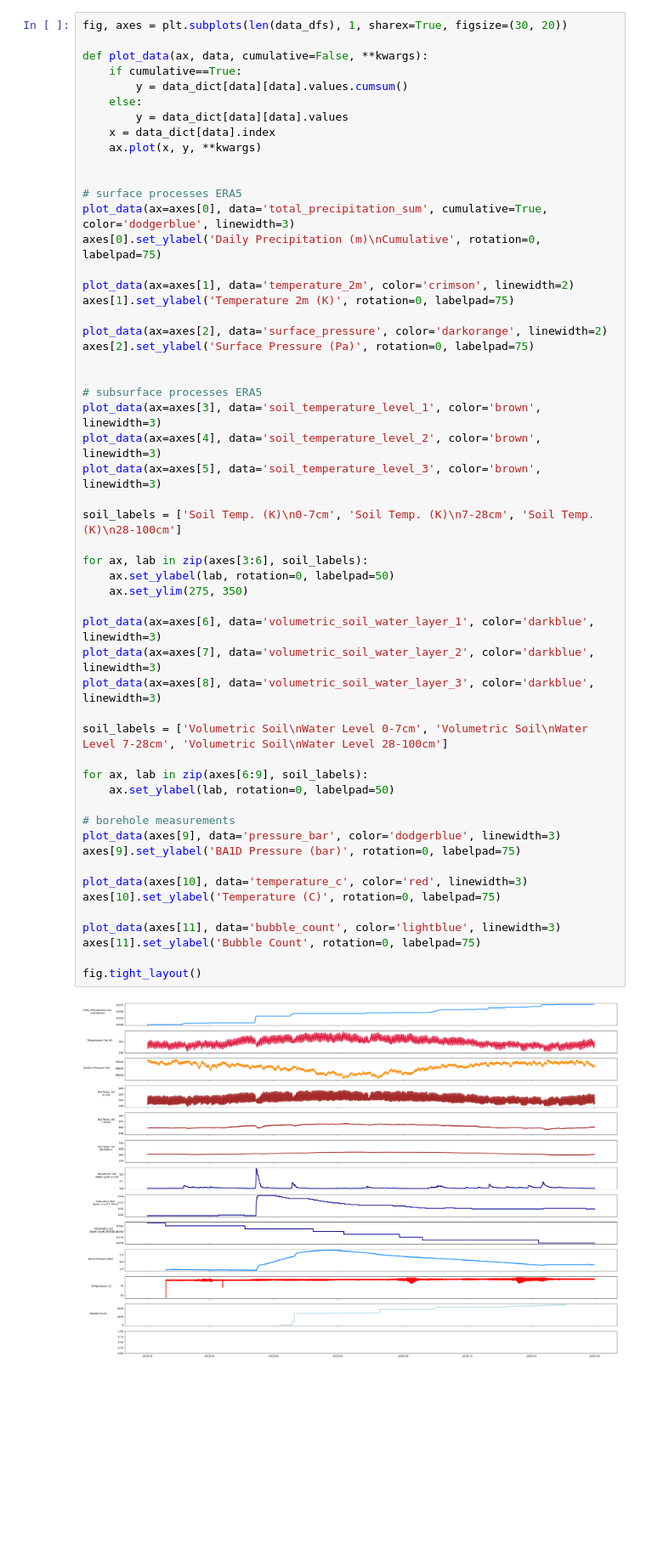
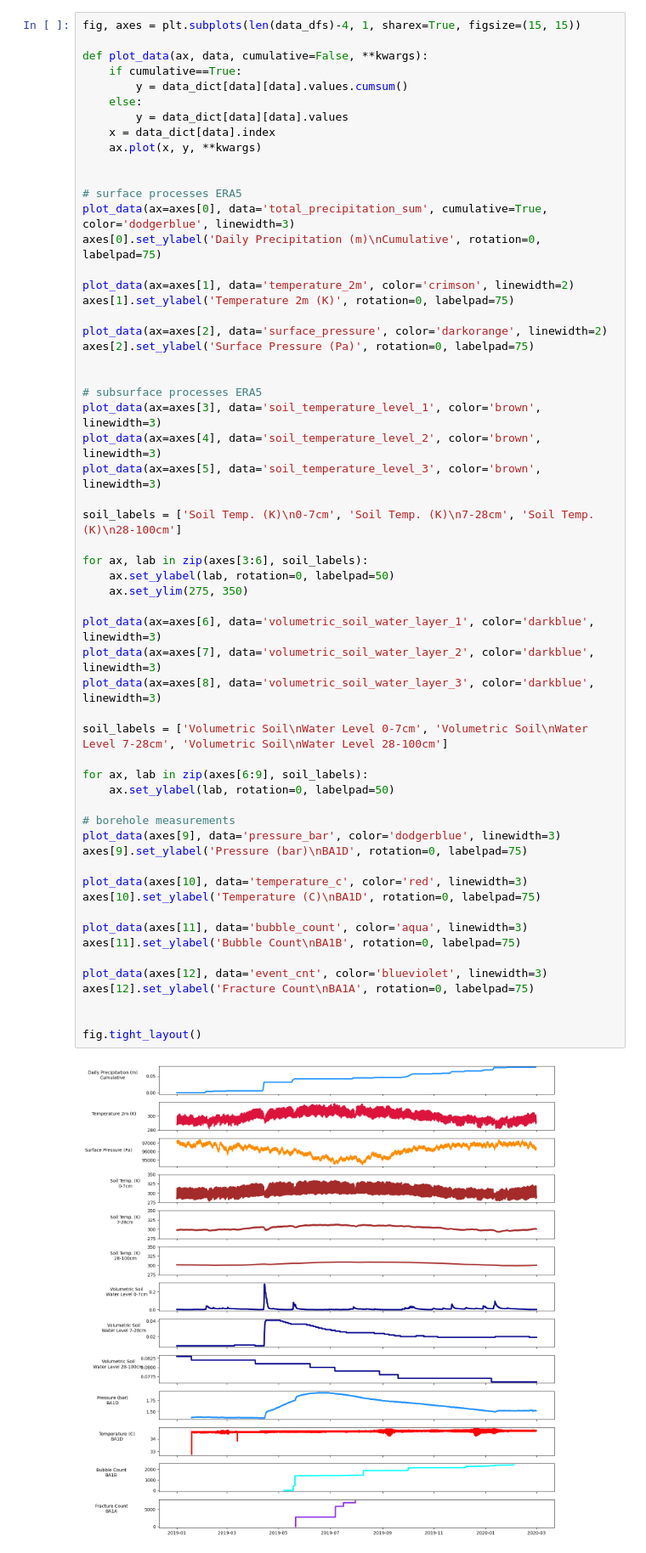
Before and after one commit to SerpRateAI/upgraded-bubbles, a Jupyter notebook: enviroplots.ipynb, the cells around one changed output. Shown at 85% size. Saved outputs shown, nothing was run; the diff lists cells and outputs as text; blank space fills up the shorter version.

Commit message:
added fractures

```diff
--- a/enviroplots.ipynb
+++ b/enviroplots.ipynb
@@ -59,7 +63,7 @@ volumetric_soil_water_layer_1
 tide_nstr
 temperature_2m
 # %%
-fig, axes = plt.subplots(len(data_dfs), 1, sharex=True, figsize=(30, 20))
+fig, axes = plt.subplots(len(data_dfs)-4, 1, sharex=True, figsize=(15, 15))
 
 def plot_data(ax, data, cumulative=False, **kwargs):
     if cumulative==True:
@@ -82,38 +86,42 @@ axes[2].set_ylabel('Surface Pressure (Pa)', rotation=0, labelpad=75)
 
 
 # subsurface processes ERA5
 plot_data(ax=axes[3], data='soil_temperature_level_1', color='brown', linewidth=3)
 plot_data(ax=axes[4], data='soil_temperature_level_2', color='brown', linewidth=3)
 plot_data(ax=axes[5], data='soil_temperature_level_3', color='brown', linewidth=3)
 
 soil_labels = ['Soil Temp. (K)\n0-7cm', 'Soil Temp. (K)\n7-28cm', 'Soil Temp. (K)\n28-100cm']
 
 for ax, lab in zip(axes[3:6], soil_labels):
     ax.set_ylabel(lab, rotation=0, labelpad=50)
     ax.set_ylim(275, 350)
 
 plot_data(ax=axes[6], data='volumetric_soil_water_layer_1', color='darkblue', linewidth=3)
 plot_data(ax=axes[7], data='volumetric_soil_water_layer_2', color='darkblue', linewidth=3)
 plot_data(ax=axes[8], data='volumetric_soil_water_layer_3', color='darkblue', linewidth=3)
 
 soil_labels = ['Volumetric Soil\nWater Level 0-7cm', 'Volumetric Soil\nWater Level 7-28cm', 'Volumetric Soil\nWater Level 28-100cm']
 
 for ax, lab in zip(axes[6:9], soil_labels):
     ax.set_ylabel(lab, rotation=0, labelpad=50)
 
 # borehole measurements
 plot_data(axes[9], data='pressure_bar', color='dodgerblue', linewidth=3)
-axes[9].set_ylabel('BA1D Pressure (bar)', rotation=0, labelpad=75)
+axes[9].set_ylabel('Pressure (bar)\nBA1D', rotation=0, labelpad=75)
 
 plot_data(axes[10], data='temperature_c', color='red', linewidth=3)
-axes[10].set_ylabel('Temperature (C)', rotation=0, labelpad=75)
+axes[10].set_ylabel('Temperature (C)\nBA1D', rotation=0, labelpad=75)
 
-plot_data(axes[11], data='bubble_count', color='lightblue', linewidth=3)
-axes[11].set_ylabel('Bubble Count', rotation=0, labelpad=75)
+plot_data(axes[11], data='bubble_count', color='aqua', linewidth=3)
+axes[11].set_ylabel('Bubble Count\nBA1B', rotation=0, labelpad=75)
+
+plot_data(axes[12], data='event_cnt', color='blueviolet', linewidth=3)
+axes[12].set_ylabel('Fracture Count\nBA1A', rotation=0, labelpad=75)
+
 
 fig.tight_layout()
 # %% [output]
-[figure, old version]
+[figure, new version]
 # %%
 fig, ax = plt.subplots(2, 1, sharex=True)
 ax[0].plot(x, y)
```
Also changed, not shown: parts of 4 cells of this notebook, 1 other file.
